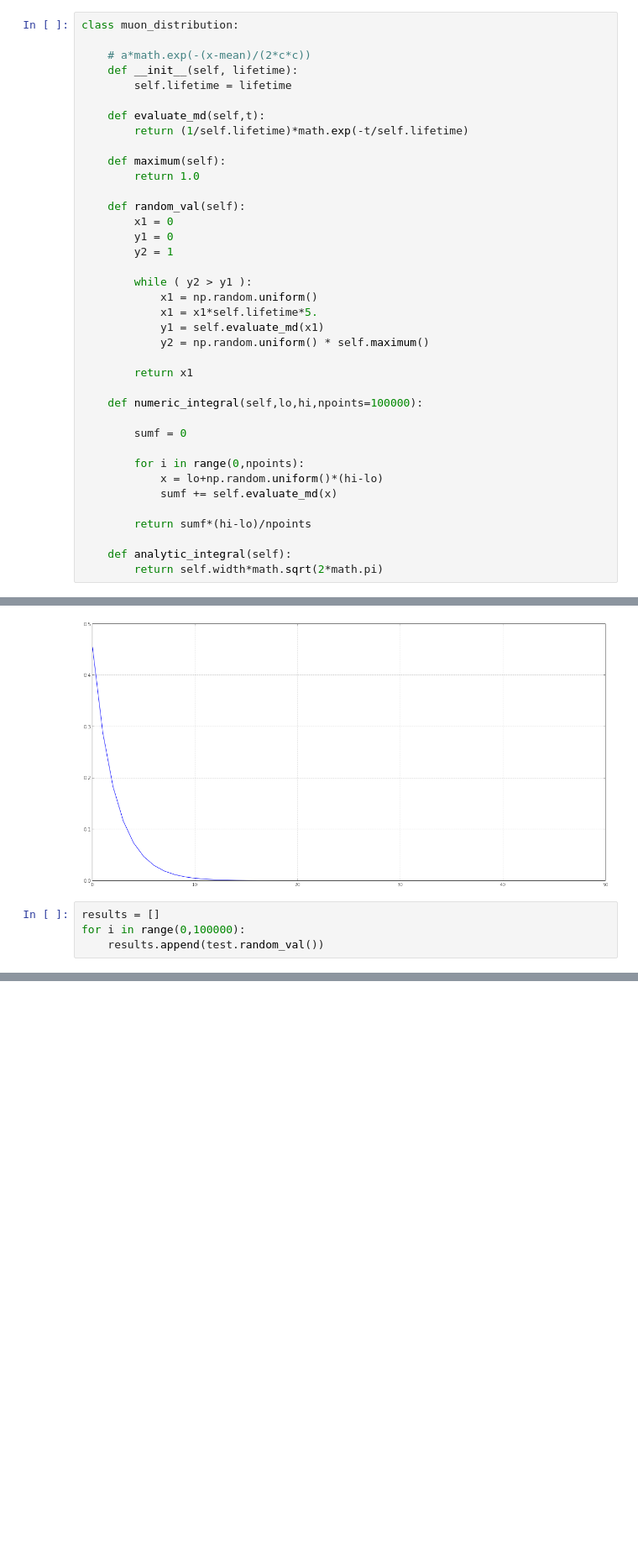
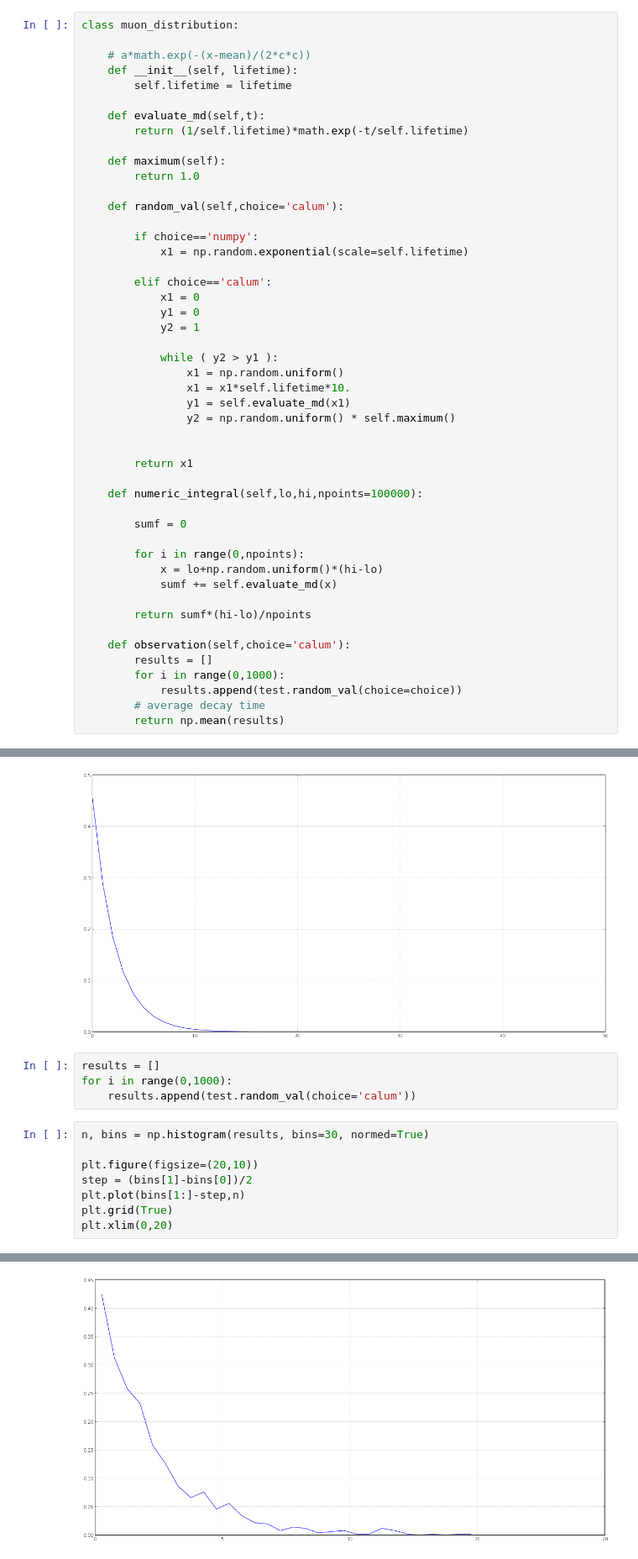
Before and after one commit to calumhrmurray/NumRep, a Jupyter notebook: random_numbers/CheckPoint1.ipynb, the cells around one changed output, grey strips where cells are left out. Shown: that part at 84% size. Drawn from its saved outputs; the diff is of its cells as text; blank space fills up the shorter version.

```diff
--- a/random_numbers/CheckPoint1.ipynb
+++ b/random_numbers/CheckPoint1.ipynb
@@ -16,16 +16,22 @@ class muon_distribution:
     def maximum(self):
         return 1.0
 
-    def random_val(self):
-        x1 = 0
-        y1 = 0
-        y2 = 1
+    def random_val(self,choice='calum'):
 
-        while ( y2 > y1 ):
-            x1 = np.random.uniform()
-            x1 = x1*self.lifetime*5.
-            y1 = self.evaluate_md(x1)
-            y2 = np.random.uniform() * self.maximum()
+        if choice=='numpy':
+            x1 = np.random.exponential(scale=self.lifetime)
+
+        elif choice=='calum':
+            x1 = 0
+            y1 = 0
+            y2 = 1
+
+            while ( y2 > y1 ):
+                x1 = np.random.uniform()
+                x1 = x1*self.lifetime*10.
+                y1 = self.evaluate_md(x1)
+                y2 = np.random.uniform() * self.maximum()
+
 
         return x1
 
@@ -39,8 +45,12 @@ class muon_distribution:
 
         return sumf*(hi-lo)/npoints
 
-    def analytic_integral(self):
-        return self.width*math.sqrt(2*math.pi)
+    def observation(self,choice='calum'):
+        results = []
+        for i in range(0,1000):
+            results.append(test.random_val(choice=choice))
+        # average decay time
+        return np.mean(results)
 # %%
 test = muon_distribution(2.2)
 # %%
@@ -52,5 +62,14 @@ plt.plot([x for x in range(0,50)],[test.evaluate_md(x) for x in range(0,50)],'-'
 [figure]
 # %%
 results = []
-for i in range(0,100000):
-    results.append(test.random_val())
+for i in range(0,1000):
+    results.append(test.random_val(choice='calum'))
+# %%
+n, bins = np.histogram(results, bins=30, normed=True)
+
+plt.figure(figsize=(20,10))
+step = (bins[1]-bins[0])/2
+plt.plot(bins[1:]-step,n)
+plt.grid(True)
+plt.xlim(0,20)
+# %% [output]
@@ -56,0 +77 @@ for i in range(0,100000):
+[figure, added]
```
Also changed, not shown: parts of 8 cells of this notebook.
